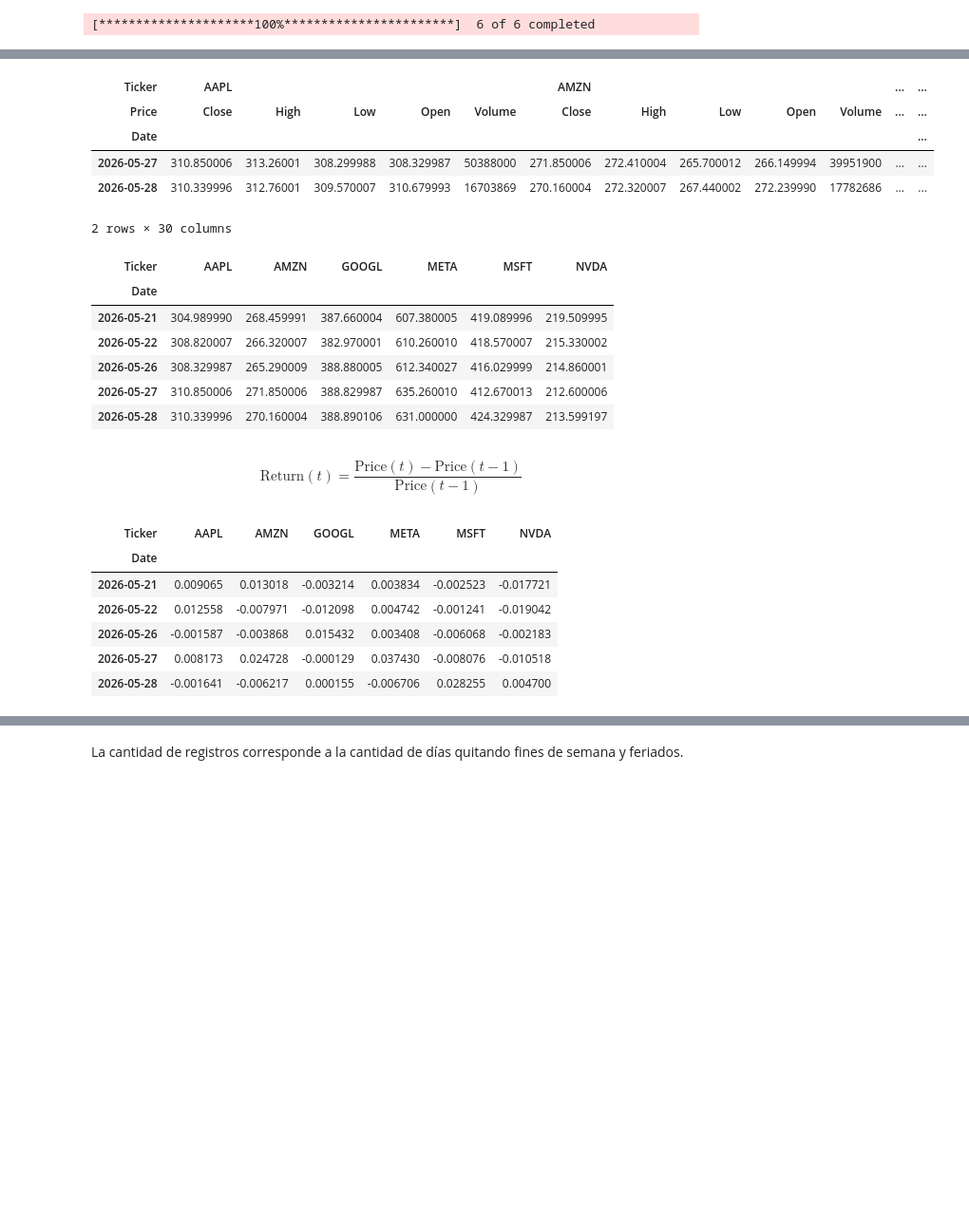
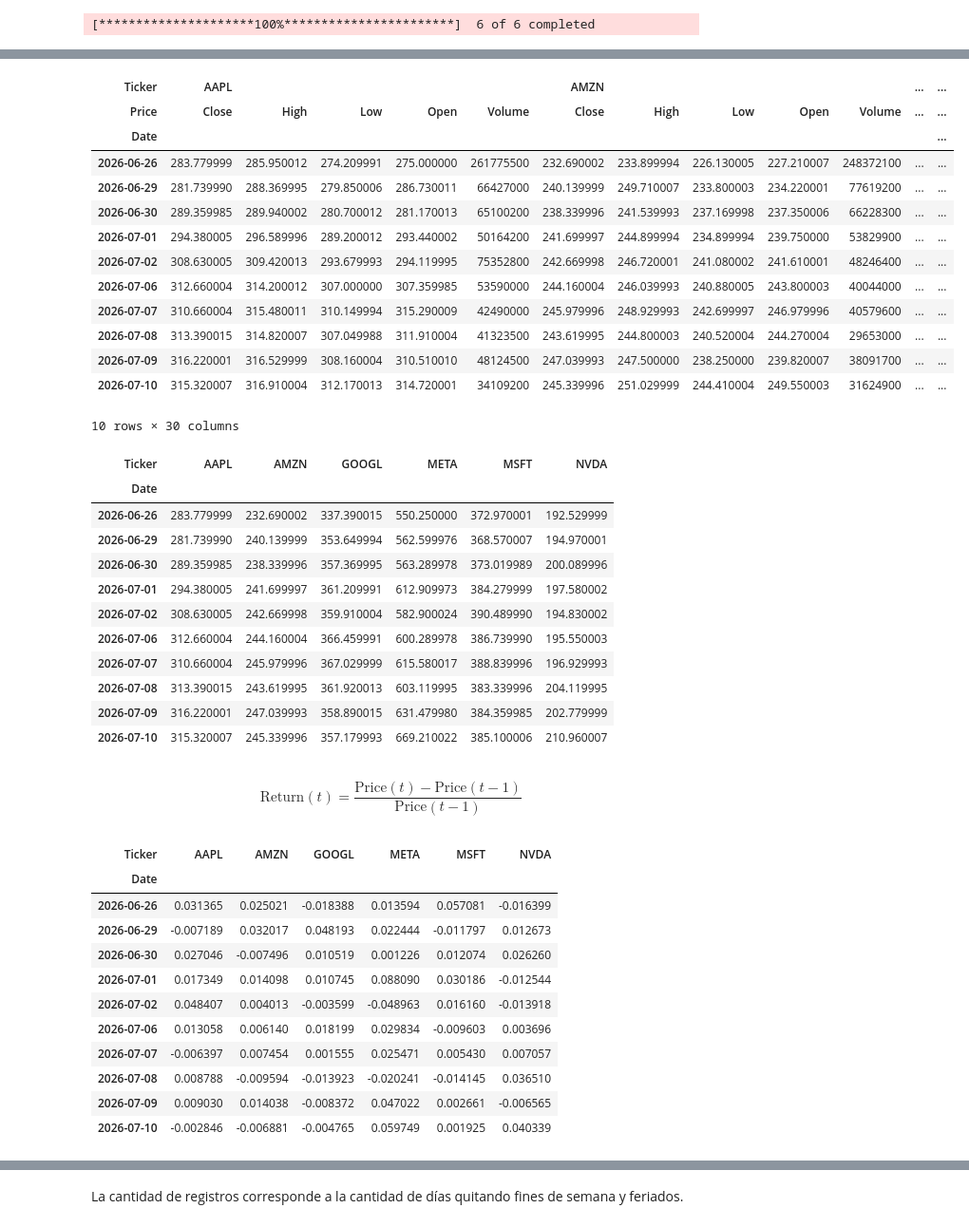
Before and after one commit to dmikan/finance-issues, a Jupyter notebook: stock_portfolio_monte_carlo/stock_portfolio.ipynb, the cells around one changed output, grey strips where cells are left out. Shown at 95% size. Cells and saved outputs as stored; diff of their text form; code cells hidden in the pictures; blank space fills up the shorter version.

```diff
--- a/stock_portfolio_monte_carlo/stock_portfolio.ipynb
+++ b/stock_portfolio_monte_carlo/stock_portfolio.ipynb
@@ -30,7 +10,7 @@ stockList = ['MSFT', 'AAPL', 'NVDA', 'AMZN', 'META', 'GOOGL']
 stocks = [stock for stock in stockList]
 # %%
 endDate = dt.datetime.now()
-startDate = endDate - dt.timedelta(days=100)
+startDate = endDate - dt.timedelta(days=20)
 stockData = yf.download(stocks, start=startDate, end=endDate)
 # %% [output]
 [*********************100%***********************]  6 of 6 completed
@@ -46,35 +34,53 @@ stockData.tail(2)
 # %%
-stockData.swaplevel(axis=1).sort_index(axis=1).tail(2)
+stockData.swaplevel(axis=1).sort_index(axis=1).tail(10)
 # %% [output]
 | Ticker | AAPL |  |  |  |  | AMZN |  |  |  |  | ... | ... |
 | Price | Close | High | Low | Open | Volume | Close | High | Low | Open | Volume | ... | ... |
 | Date |  |  |  |  |  |  |  |  |  |  |  | ... |
-| 2026-05-27 | 310.850006 | 313.26001 | 308.299988 | 308.329987 | 50388000 | 271.850006 | 272.410004 | 265.700012 | 266.149994 | 39951900 | ... | ... |
-| 2026-05-28 | 310.339996 | 312.76001 | 309.570007 | 310.679993 | 16703869 | 270.160004 | 272.320007 | 267.440002 | 272.239990 | 17782686 | ... | ... |
+| 2026-06-26 | 283.779999 | 285.950012 | 274.209991 | 275.000000 | 261775500 | 232.690002 | 233.899994 | 226.130005 | 227.210007 | 248372100 | ... | ... |
+| 2026-06-29 | 281.739990 | 288.369995 | 279.850006 | 286.730011 | 66427000 | 240.139999 | 249.710007 | 233.800003 | 234.220001 | 77619200 | ... | ... |
+| 2026-06-30 | 289.359985 | 289.940002 | 280.700012 | 281.170013 | 65100200 | 238.339996 | 241.539993 | 237.169998 | 237.350006 | 66228300 | ... | ... |
+| 2026-07-01 | 294.380005 | 296.589996 | 289.200012 | 293.440002 | 50164200 | 241.699997 | 244.899994 | 234.899994 | 239.750000 | 53829900 | ... | ... |
+| 2026-07-02 | 308.630005 | 309.420013 | 293.679993 | 294.119995 | 75352800 | 242.669998 | 246.720001 | 241.080002 | 241.610001 | 48246400 | ... | ... |
+| 2026-07-06 | 312.660004 | 314.200012 | 307.000000 | 307.359985 | 53590000 | 244.160004 | 246.039993 | 240.880005 | 243.800003 | 40044000 | ... | ... |
+| 2026-07-07 | 310.660004 | 315.480011 | 310.149994 | 315.290009 | 42490000 | 245.979996 | 248.929993 | 242.699997 | 246.979996 | 40579600 | ... | ... |
+| 2026-07-08 | 313.390015 | 314.820007 | 307.049988 | 311.910004 | 41323500 | 243.619995 | 244.800003 | 240.520004 | 244.270004 | 29653000 | ... | ... |
+| 2026-07-09 | 316.220001 | 316.529999 | 308.160004 | 310.510010 | 48124500 | 247.039993 | 247.500000 | 238.250000 | 239.820007 | 38091700 | ... | ... |
+| 2026-07-10 | 315.320007 | 316.910004 | 312.170013 | 314.720001 | 34109200 | 245.339996 | 251.029999 | 244.410004 | 249.550003 | 31624900 | ... | ... |
-2 rows × 30 columns
+10 rows × 30 columns
 # %%
-stockData['Close'].tail()
+stockData['Close'].tail(10)
 # %% [output]
 | Ticker | AAPL | AMZN | GOOGL | META | MSFT | NVDA |
 | Date |  |  |  |  |  |  |
-| 2026-05-21 | 304.989990 | 268.459991 | 387.660004 | 607.380005 | 419.089996 | 219.509995 |
-| 2026-05-22 | 308.820007 | 266.320007 | 382.970001 | 610.260010 | 418.570007 | 215.330002 |
-| 2026-05-26 | 308.329987 | 265.290009 | 388.880005 | 612.340027 | 416.029999 | 214.860001 |
-| 2026-05-27 | 310.850006 | 271.850006 | 388.829987 | 635.260010 | 412.670013 | 212.600006 |
-| 2026-05-28 | 310.339996 | 270.160004 | 388.890106 | 631.000000 | 424.329987 | 213.599197 |
+| 2026-06-26 | 283.779999 | 232.690002 | 337.390015 | 550.250000 | 372.970001 | 192.529999 |
+| 2026-06-29 | 281.739990 | 240.139999 | 353.649994 | 562.599976 | 368.570007 | 194.970001 |
+| 2026-06-30 | 289.359985 | 238.339996 | 357.369995 | 563.289978 | 373.019989 | 200.089996 |
+| 2026-07-01 | 294.380005 | 241.699997 | 361.209991 | 612.909973 | 384.279999 | 197.580002 |
+| 2026-07-02 | 308.630005 | 242.669998 | 359.910004 | 582.900024 | 390.489990 | 194.830002 |
+| 2026-07-06 | 312.660004 | 244.160004 | 366.459991 | 600.289978 | 386.739990 | 195.550003 |
+| 2026-07-07 | 310.660004 | 245.979996 | 367.029999 | 615.580017 | 388.839996 | 196.929993 |
+| 2026-07-08 | 313.390015 | 243.619995 | 361.920013 | 603.119995 | 383.339996 | 204.119995 |
+| 2026-07-09 | 316.220001 | 247.039993 | 358.890015 | 631.479980 | 384.359985 | 202.779999 |
+| 2026-07-10 | 315.320007 | 245.339996 | 357.179993 | 669.210022 | 385.100006 | 210.960007 |
 # %% [markdown]
 $$\mathrm{Return}(t)=\frac{\mathrm{Price}(t)-\mathrm{Price}(t-1)}{\mathrm{Price}(t-1)}$$
 # %%
 returns = stockData['Close'].pct_change()
-returns.tail()
+returns.tail(10)
 # %% [output]
 | Ticker | AAPL | AMZN | GOOGL | META | MSFT | NVDA |
 | Date |  |  |  |  |  |  |
-| 2026-05-21 | 0.009065 | 0.013018 | -0.003214 | 0.003834 | -0.002523 | -0.017721 |
-| 2026-05-22 | 0.012558 | -0.007971 | -0.012098 | 0.004742 | -0.001241 | -0.019042 |
-| 2026-05-26 | -0.001587 | -0.003868 | 0.015432 | 0.003408 | -0.006068 | -0.002183 |
-| 2026-05-27 | 0.008173 | 0.024728 | -0.000129 | 0.037430 | -0.008076 | -0.010518 |
-| 2026-05-28 | -0.001641 | -0.006217 | 0.000155 | -0.006706 | 0.028255 | 0.004700 |
+| 2026-06-26 | 0.031365 | 0.025021 | -0.018388 | 0.013594 | 0.057081 | -0.016399 |
+| 2026-06-29 | -0.007189 | 0.032017 | 0.048193 | 0.022444 | -0.011797 | 0.012673 |
+| 2026-06-30 | 0.027046 | -0.007496 | 0.010519 | 0.001226 | 0.012074 | 0.026260 |
+| 2026-07-01 | 0.017349 | 0.014098 | 0.010745 | 0.088090 | 0.030186 | -0.012544 |
+| 2026-07-02 | 0.048407 | 0.004013 | -0.003599 | -0.048963 | 0.016160 | -0.013918 |
+| 2026-07-06 | 0.013058 | 0.006140 | 0.018199 | 0.029834 | -0.009603 | 0.003696 |
+| 2026-07-07 | -0.006397 | 0.007454 | 0.001555 | 0.025471 | 0.005430 | 0.007057 |
+| 2026-07-08 | 0.008788 | -0.009594 | -0.013923 | -0.020241 | -0.014145 | 0.036510 |
+| 2026-07-09 | 0.009030 | 0.014038 | -0.008372 | 0.047022 | 0.002661 | -0.006565 |
+| 2026-07-10 | -0.002846 | -0.006881 | -0.004765 | 0.059749 | 0.001925 | 0.040339 |
 # %%
 returns.shape
 # %% [output]
```
Also changed, not shown: parts of 9 cells of this notebook, 1 other file.
